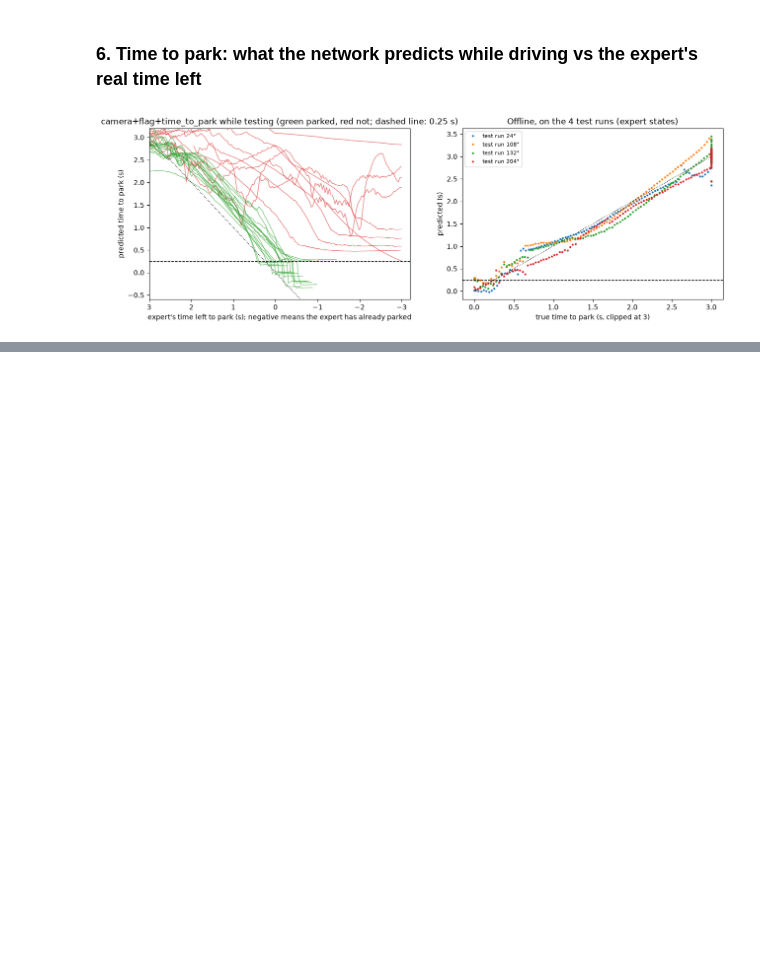
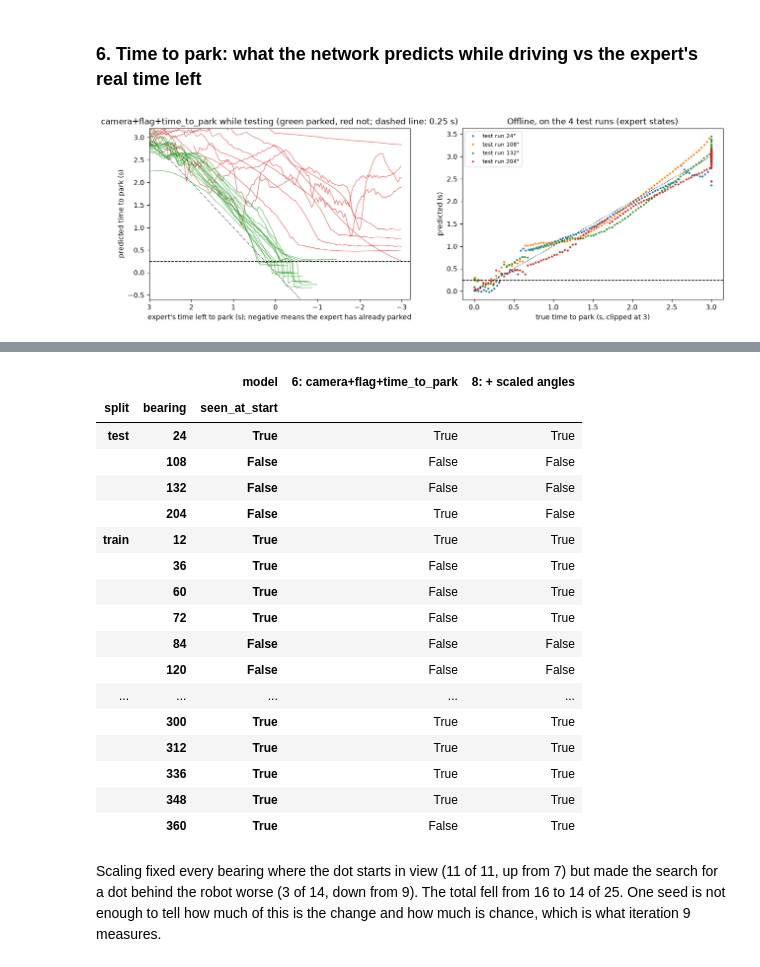
Before and after one commit to NatMota/mlai-vnc, a Jupyter notebook: v2_sensors/driving_v2/driving_v2_sensors.ipynb, the cells around one changed output, grey strips where cells are left out. Cells and saved outputs as stored; diff of their text form; code cells hidden in the pictures; blank space fills up the shorter version.

```diff
--- a/v2_sensors/driving_v2/driving_v2_sensors.ipynb
+++ b/v2_sensors/driving_v2/driving_v2_sensors.ipynb
@@ -1016,0 +1114,3 @@ ax[1].legend(fontsize=8); plt.show()
+# %%
+iter8 = pd.concat([v2_results.tests('camera_flag_ttp', '6: camera+flag+time_to_park'), v2_results.tests('camera_flag_ttp_scaled', '8: + scaled angles')])
+v2_results.summary(iter8)
@@ -1016,0 +1122,23 @@ ax[1].legend(fontsize=8); plt.show()
+# %%
+iter8.pivot(index=['split', 'bearing', 'seen_at_start'], columns='model', values='parked')
+# %% [output]
+|  |  | model | 6: camera+flag+time_to_park | 8: + scaled angles |
+| split | bearing | seen_at_start |  |  |
+| test | 24 | True | True | True |
+|  | 108 | False | False | False |
+|  | 132 | False | False | False |
+|  | 204 | False | True | False |
+| train | 12 | True | True | True |
+|  | 36 | True | False | True |
+|  | 60 | True | False | True |
+|  | 72 | True | False | True |
+|  | 84 | False | False | False |
+|  | 120 | False | False | False |
+| ... | ... | ... | ... | ... |
+|  | 300 | True | True | True |
+|  | 312 | True | True | True |
+|  | 336 | True | True | True |
+|  | 348 | True | True | True |
+|  | 360 | True | False | True |
+# %% [markdown]
+Scaling fixed every bearing where the dot starts in view (11 of 11, up from 7) but made the search for a dot behind the robot worse (3 of 14, down from 9). The total fell from 16 to 14 of 25. One seed is not enough to tell how much of this is the change and how much is chance, which is what iteration 9 measures.
```
Also changed, not shown: parts of 8 cells of this notebook, 32 other files.
